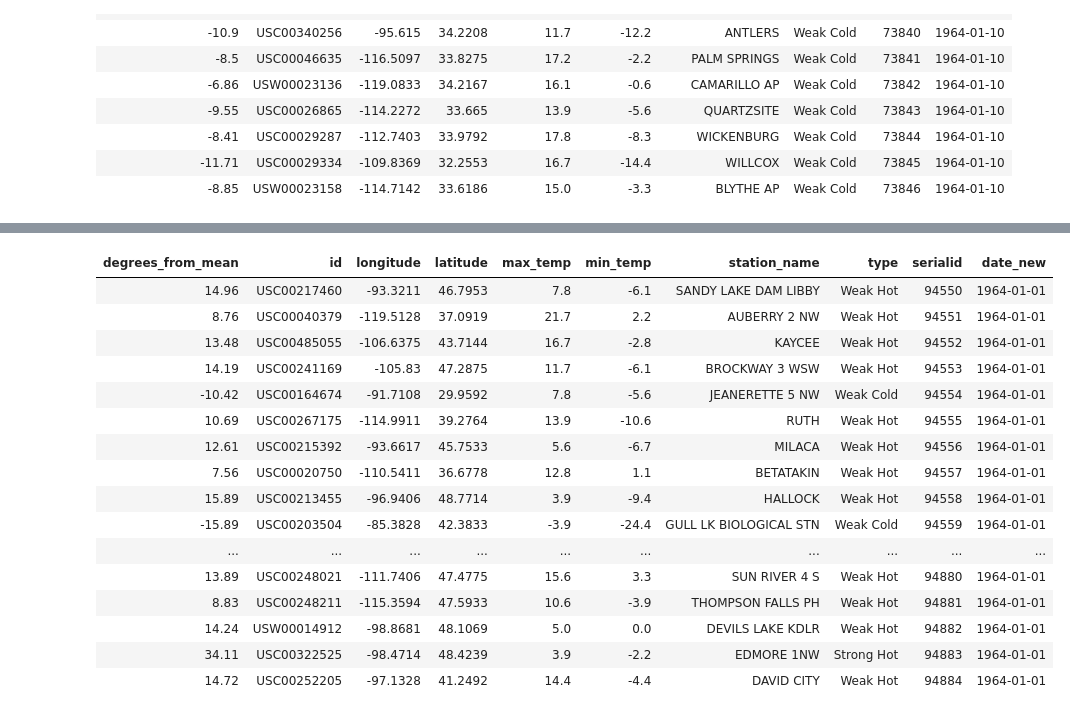
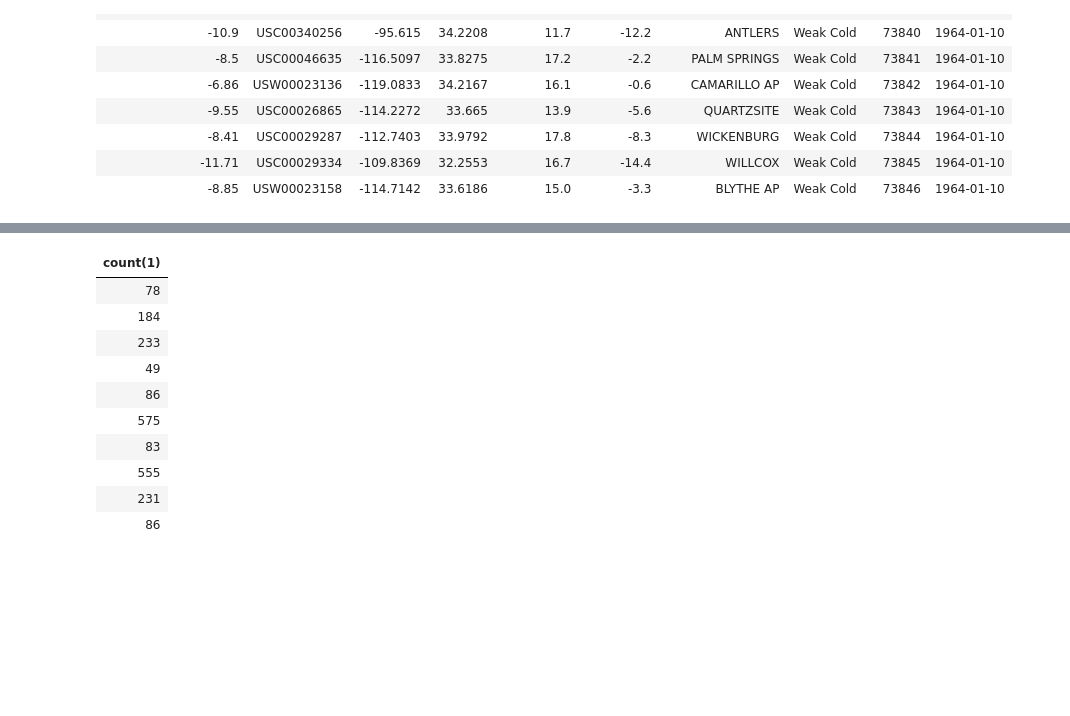
Before and after one commit to martandsingh/BigDataAnalytics, a Jupyter notebook: Spark/Tutorials/Lesson2 - deltatable-partitions.ipynb, the cells around one changed output, grey strips where cells are left out. Drawn from its saved outputs; the diff is of its cells as text; code cells hidden in the pictures; blank space fills up the shorter version.

```diff
--- a/Spark/Tutorials/Lesson2 - deltatable-partitions.ipynb
+++ b/Spark/Tutorials/Lesson2 - deltatable-partitions.ipynb
@@ -189,29 +185,22 @@ where
 # %%
 %sql
 select
-  *
+  COUNT(1)
 from
   weather_unpart
-where
-  date_new = '1964-01-01'
+  GROUP BY date_new limit 10;
 # %% [output]
-| degrees_from_mean | id | longitude | latitude | max_temp | min_temp | station_name | type | serialid | date_new |
-| 14.96 | USC00217460 | -93.3211 | 46.7953 | 7.8 | -6.1 | SANDY LAKE DAM LIBBY | Weak Hot | 94550 | 1964-01-01 |
-| 8.76 | USC00040379 | -119.5128 | 37.0919 | 21.7 | 2.2 | AUBERRY 2 NW | Weak Hot | 94551 | 1964-01-01 |
-| 13.48 | USC00485055 | -106.6375 | 43.7144 | 16.7 | -2.8 | KAYCEE | Weak Hot | 94552 | 1964-01-01 |
-| 14.19 | USC00241169 | -105.83 | 47.2875 | 11.7 | -6.1 | BROCKWAY 3 WSW | Weak Hot | 94553 | 1964-01-01 |
-| -10.42 | USC00164674 | -91.7108 | 29.9592 | 7.8 | -5.6 | JEANERETTE 5 NW | Weak Cold | 94554 | 1964-01-01 |
-| 10.69 | USC00267175 | -114.9911 | 39.2764 | 13.9 | -10.6 | RUTH | Weak Hot | 94555 | 1964-01-01 |
-| 12.61 | USC00215392 | -93.6617 | 45.7533 | 5.6 | -6.7 | MILACA | Weak Hot | 94556 | 1964-01-01 |
-| 7.56 | USC00020750 | -110.5411 | 36.6778 | 12.8 | 1.1 | BETATAKIN | Weak Hot | 94557 | 1964-01-01 |
-| 15.89 | USC00213455 | -96.9406 | 48.7714 | 3.9 | -9.4 | HALLOCK | Weak Hot | 94558 | 1964-01-01 |
-| -15.89 | USC00203504 | -85.3828 | 42.3833 | -3.9 | -24.4 | GULL LK BIOLOGICAL STN | Weak Cold | 94559 | 1964-01-01 |
-| ... | ... | ... | ... | ... | ... | ... | ... | ... | ... |
-| 13.89 | USC00248021 | -111.7406 | 47.4775 | 15.6 | 3.3 | SUN RIVER 4 S | Weak Hot | 94880 | 1964-01-01 |
-| 8.83 | USC00248211 | -115.3594 | 47.5933 | 10.6 | -3.9 | THOMPSON FALLS PH | Weak Hot | 94881 | 1964-01-01 |
-| 14.24 | USW00014912 | -98.8681 | 48.1069 | 5.0 | 0.0 | DEVILS LAKE KDLR | Weak Hot | 94882 | 1964-01-01 |
-| 34.11 | USC00322525 | -98.4714 | 48.4239 | 3.9 | -2.2 | EDMORE 1NW | Strong Hot | 94883 | 1964-01-01 |
-| 14.72 | USC00252205 | -97.1328 | 41.2492 | 14.4 | -4.4 | DAVID CITY | Weak Hot | 94884 | 1964-01-01 |
+| count(1) |
+| 78 |
+| 184 |
+| 233 |
+| 49 |
+| 86 |
+| 575 |
+| 83 |
+| 555 |
+| 231 |
+| 86 |
 # %%
 
 %sql
```
Also changed, not shown: parts of 3 cells of this notebook.
